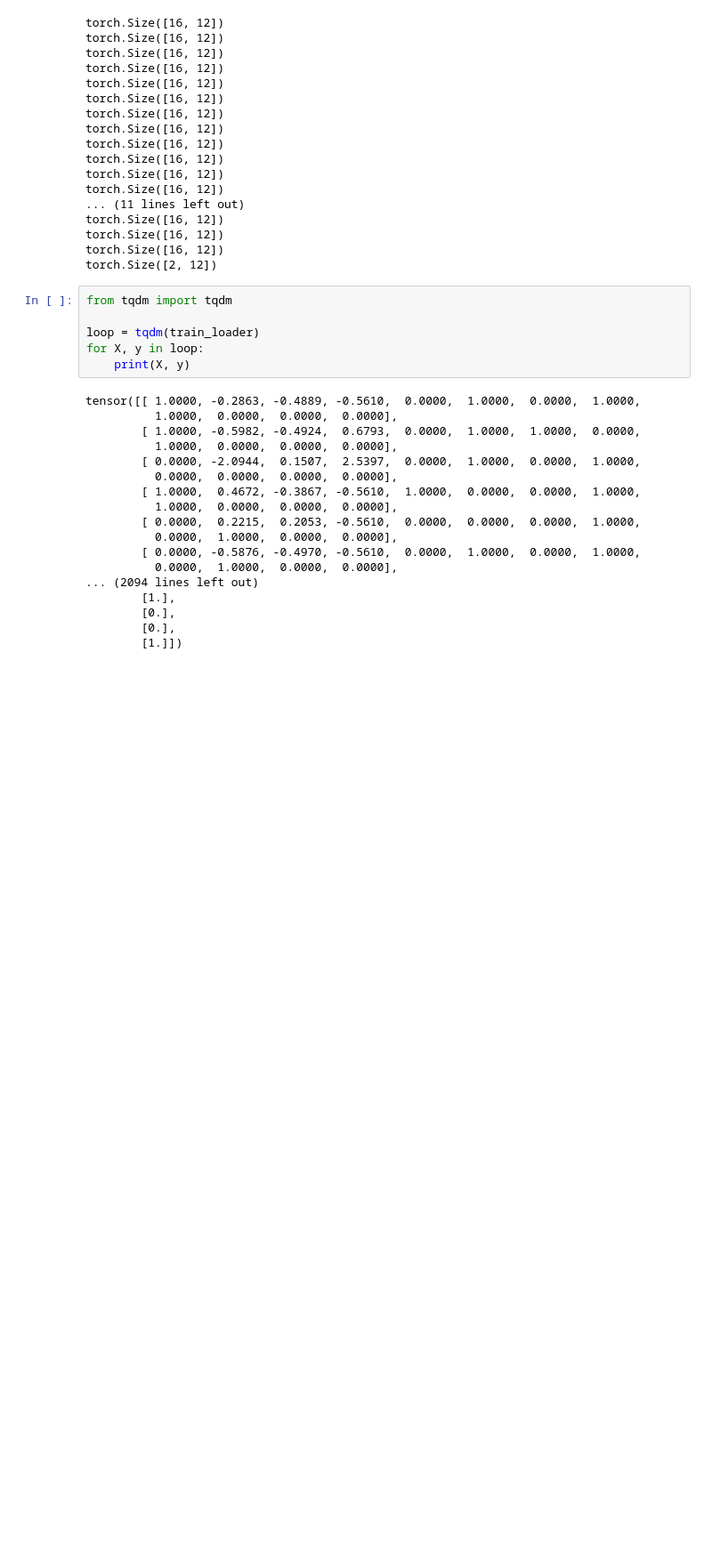
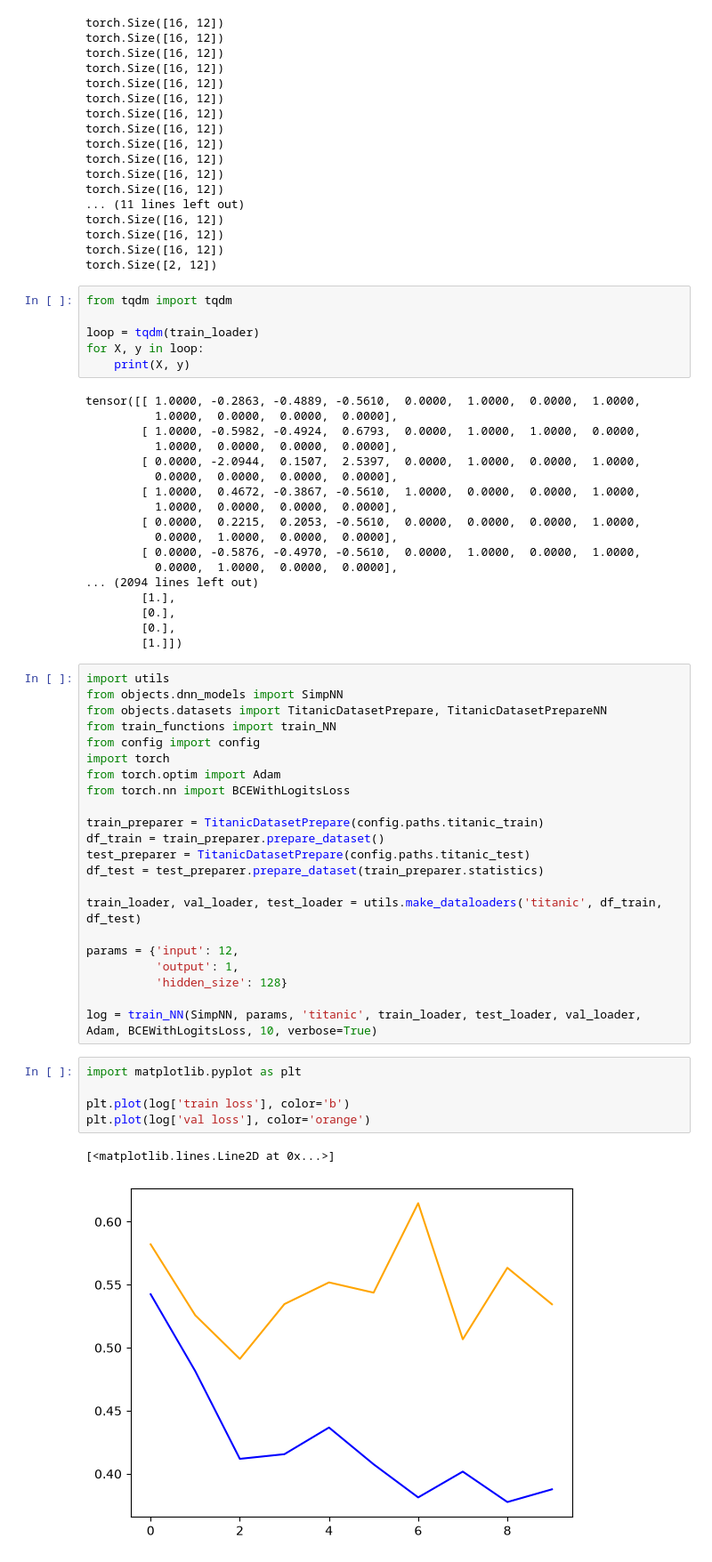
Before and after one commit to pedrobirq/extreme_ml_learning_final_project, a Jupyter notebook: draft.ipynb, the cells around one changed output. Shown at 89% size. Drawn from its saved outputs; the diff is of its cells as text; blank space fills up the shorter version.

Commit message:
titanic mvp

```diff
--- a/draft.ipynb
+++ b/draft.ipynb
@@ -698,3 +712,33 @@ tensor([[ 1.0000, -0.2863, -0.4889, -0.5610,  0.0000,  1.0000,  0.0000,  1.0000,
         [0.],
         [0.],
         [1.]])
+# %%
+import utils
+from objects.dnn_models import SimpNN
+from objects.datasets import TitanicDatasetPrepare, TitanicDatasetPrepareNN
+from train_functions import train_NN
+from config import config
+import torch
+from torch.optim import Adam
+from torch.nn import BCEWithLogitsLoss
+
+train_preparer = TitanicDatasetPrepare(config.paths.titanic_train)
+df_train = train_preparer.prepare_dataset()
+test_preparer = TitanicDatasetPrepare(config.paths.titanic_test)
+df_test = test_preparer.prepare_dataset(train_preparer.statistics)
+
+train_loader, val_loader, test_loader = utils.make_dataloaders('titanic', df_train, df_test)
+
+params = {'input': 12,
+          'output': 1,
+          'hidden_size': 128}
+
+log = train_NN(SimpNN, params, 'titanic', train_loader, test_loader, val_loader, Adam, BCEWithLogitsLoss, 10, verbose=True)
+# %%
+import matplotlib.pyplot as plt
+
+plt.plot(log['train loss'], color='b')
+plt.plot(log['val loss'], color='orange')
+# %% [output]
+[<matplotlib.lines.Line2D at 0x...>]
+[figure, added]
```
Also changed, not shown: parts of 1 cell of this notebook, 8 other files.
